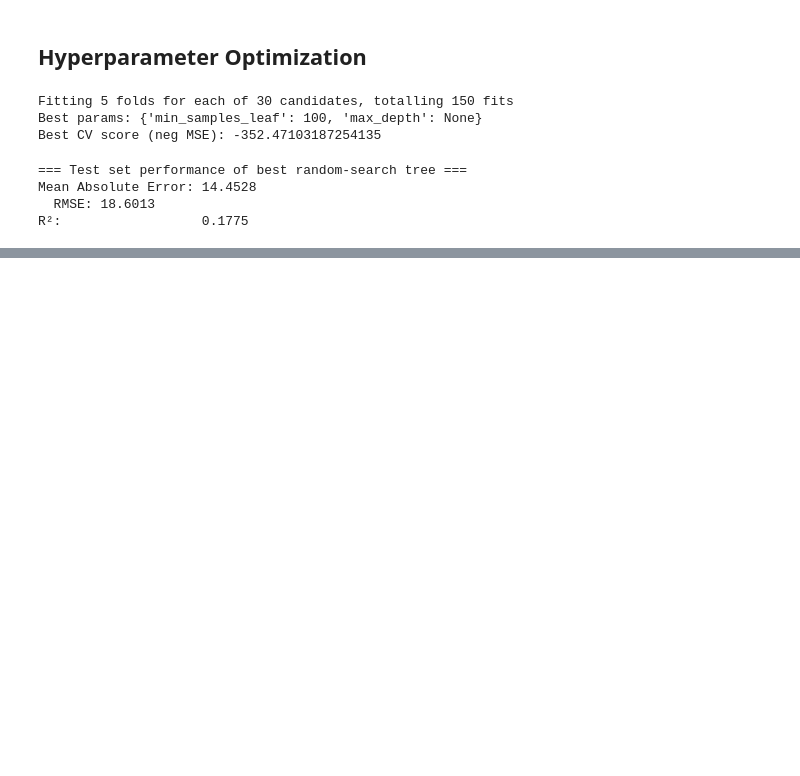
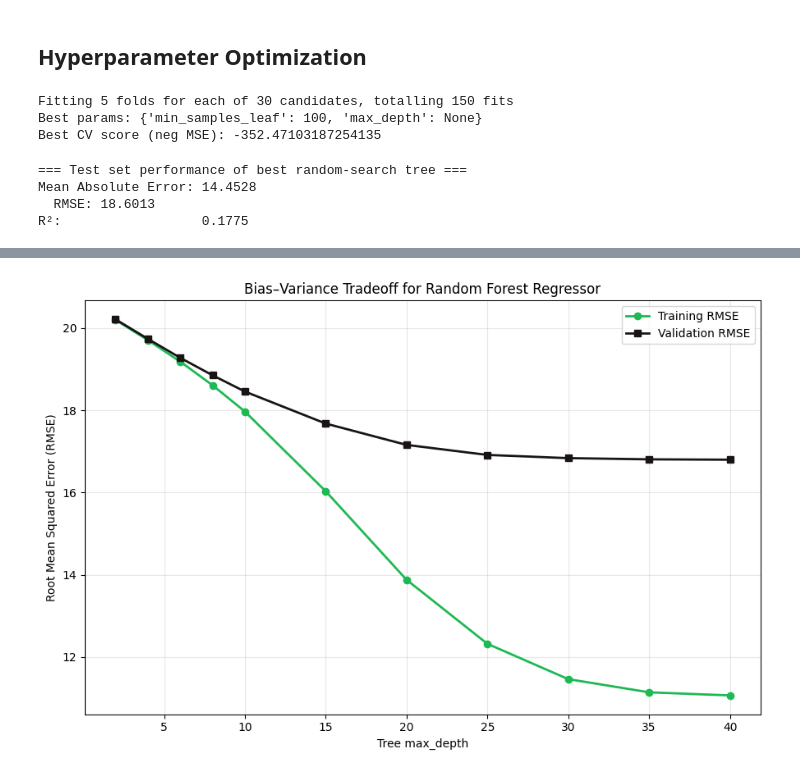
Before and after one commit to clara-opp/datamining_group12, a Jupyter notebook: reg_tree_forest.ipynb, the cells around one changed output, grey strips where cells are left out. Saved outputs shown, nothing was run; the diff lists cells and outputs as text; code cells hidden in the pictures; blank space fills up the shorter version.

```diff
--- a/reg_tree_forest.ipynb
+++ b/reg_tree_forest.ipynb
@@ -300,7 +286,7 @@ cv = KFold(n_splits=5, shuffle=True, random_state=42)
 
 # RandomizedSearchCV setup
 random_search = RandomizedSearchCV(
-    estimator=RandomForestRegressor(n_estimators=50, min_samples_split=2, random_state=42, n_jobs=-1),
+    estimator=RandomForestRegressor(n_estimators=200, min_samples_split=2, random_state=42, n_jobs=-1),
     param_distributions=param_dist,
     n_iter=200,                             # Number of random combinations to try
     scoring="neg_mean_squared_error",
@@ -356,0 +343,48 @@ R²:                  0.3413
+# %%
+import numpy as np
+import matplotlib.pyplot as plt
+from sklearn.ensemble import RandomForestRegressor
+from sklearn.model_selection import cross_val_score
+from sklearn.metrics import mean_squared_error
+
+# Spotify corporate colors
+spotify_green = "#1DB954"
+spotify_black = "#191414"
+spotify_light = "#FFFFFF"
+
+y_train_arr = np.ravel(y_train)
+y_test_arr = np.ravel(y_test)
+
+depth_values = [2, 4, 6, 8, 10, 15, 20, 25, 30, 35, 40]
+
+train_rmse = []
+val_rmse   = []
+
+for d in depth_values:
+    model = RandomForestRegressor(
+        n_estimators=best_forest.n_estimators,
+        max_depth=d,
+        min_samples_leaf=best_forest.min_samples_leaf,
+        max_features=best_forest.max_features,
+        random_state=42,
+        n_jobs=-1
+    )
+
+    # ---- Training RMSE ----
+    model.fit(X_train_scaled, y_train_arr)
+    y_pred_train = model.predict(X_train_scaled)
+    mse_train = mean_squared_error(y_train_arr, y_pred_train)
+    train_rmse.append(np.sqrt(mse_train))
+
+    # ---- Validation RMSE via CV ----
+    mse_val = -cross_val_score(
+        model,
+        X_train_scaled,
+        y_train_arr,
+        scoring="neg_mean_squared_error",
+        cv=5,
+        n_jobs=-1
+    ).mean()
+    val_rmse.append(np.sqrt(mse_val))
+# %% [output]
+[figure, added]
```
Also changed, not shown: parts of 9 cells of this notebook, 15 other files.
